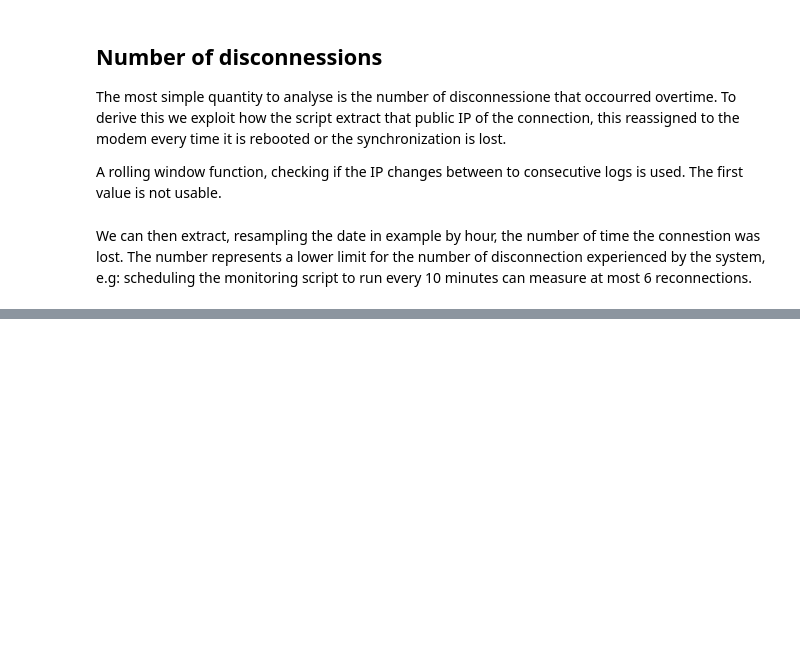
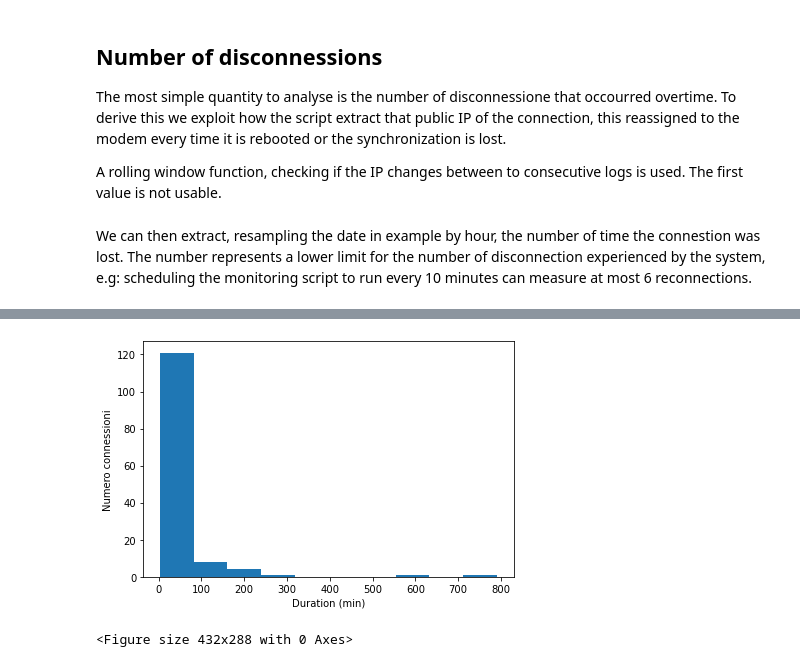
Before and after one commit to guivo/ModemChecker, a Jupyter notebook: analysis.ipynb, the cells around one changed output, grey strips where cells are left out. Cells and saved outputs as stored; diff of their text form; code cells hidden in the pictures; blank space fills up the shorter version.

```diff
--- a/analysis.ipynb
+++ b/analysis.ipynb
@@ -70,0 +74,12 @@ plt.savefig("Riconnessioni.png")
+# %%
+plt.figure()
+x = np.diff(changeS[changeS>0].index.values)/np.timedelta64(1, "m")
+plt.hist(x)
+plt.xlabel("Duration (min)")
+plt.ylabel("Numero connessioni")
+plt.tight_layout()
+plt.show()
+plt.savefig("durata.png")
+# %% [output]
+[figure, added]
+<Figure size 432x288 with 0 Axes>
```
Also changed, not shown: parts of 1 cell of this notebook, 3 other files.
